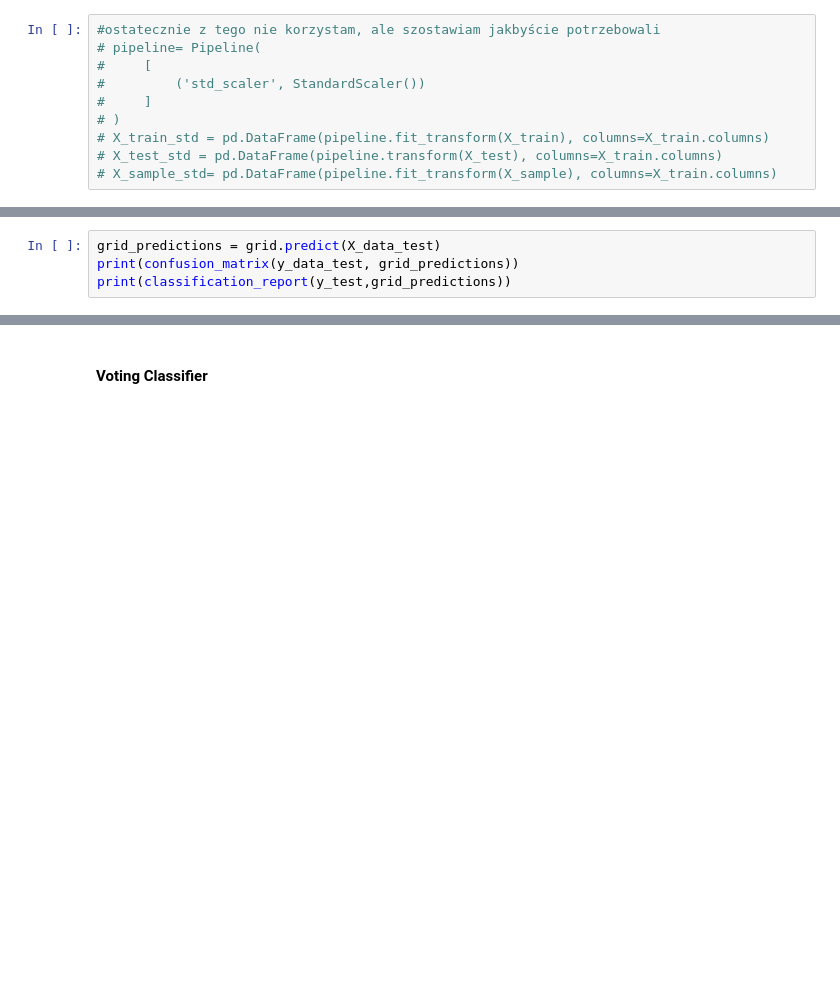
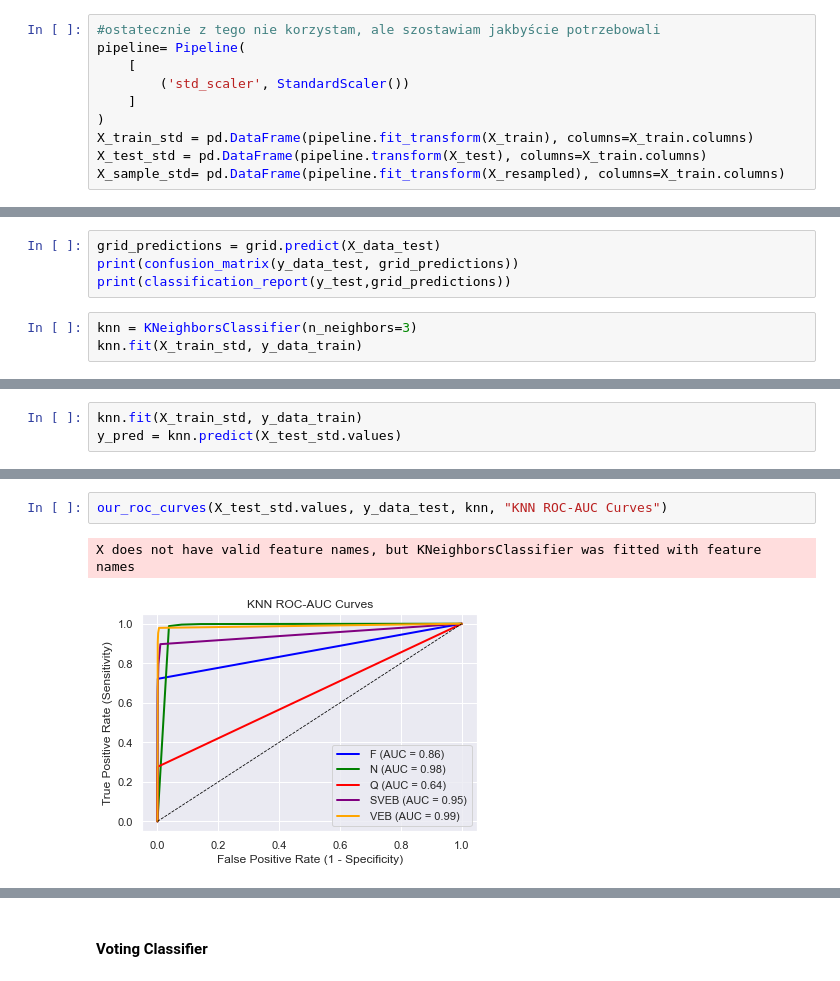
Before and after one commit to a-smaruj/ML_Project_Arrhythmia_Classification, a Jupyter notebook: main.ipynb, the cells around one changed output, grey strips where cells are left out. Drawn from its saved outputs; the diff is of its cells as text; blank space fills up the shorter version.

```diff
--- a/main.ipynb
+++ b/main.ipynb
@@ -416,14 +414,14 @@ Q        100
 Name: type, dtype: int64
 # %%
 #ostatecznie z tego nie korzystam, ale szostawiam jakbyście potrzebowali
-# pipeline= Pipeline(
-#     [
-#         ('std_scaler', StandardScaler())
-#     ]
-# )
-# X_train_std = pd.DataFrame(pipeline.fit_transform(X_train), columns=X_train.columns)
-# X_test_std = pd.DataFrame(pipeline.transform(X_test), columns=X_train.columns)
-# X_sample_std= pd.DataFrame(pipeline.fit_transform(X_sample), columns=X_train.columns)
+pipeline= Pipeline(
+    [
+        ('std_scaler', StandardScaler())
+    ]
+)
+X_train_std = pd.DataFrame(pipeline.fit_transform(X_train), columns=X_train.columns)
+X_test_std = pd.DataFrame(pipeline.transform(X_test), columns=X_train.columns)
+X_sample_std= pd.DataFrame(pipeline.fit_transform(X_resampled), columns=X_train.columns)
 # %% [markdown]
 #### Bardzo ważna komórka - wybór danych
 # %%
@@ -933,3 +934,6 @@ from sklearn.metrics import classification_report
 grid_predictions = grid.predict(X_data_test)
 print(confusion_matrix(y_data_test, grid_predictions))
 print(classification_report(y_test,grid_predictions))
+# %%
+knn = KNeighborsClassifier(n_neighbors=3)
+knn.fit(X_train_std, y_data_train)
@@ -935,0 +942,3 @@ print(classification_report(y_test,grid_predictions))
+# %%
+knn.fit(X_train_std, y_data_train)
+y_pred = knn.predict(X_test_std.values)
@@ -935,0 +968,5 @@ print(classification_report(y_test,grid_predictions))
+# %%
+our_roc_curves(X_test_std.values, y_data_test, knn, "KNN ROC-AUC Curves")
+# %% [output]
+X does not have valid feature names, but KNeighborsClassifier was fitted with feature names
+[figure, added]
```
Also changed, not shown: parts of 25 cells of this notebook.
